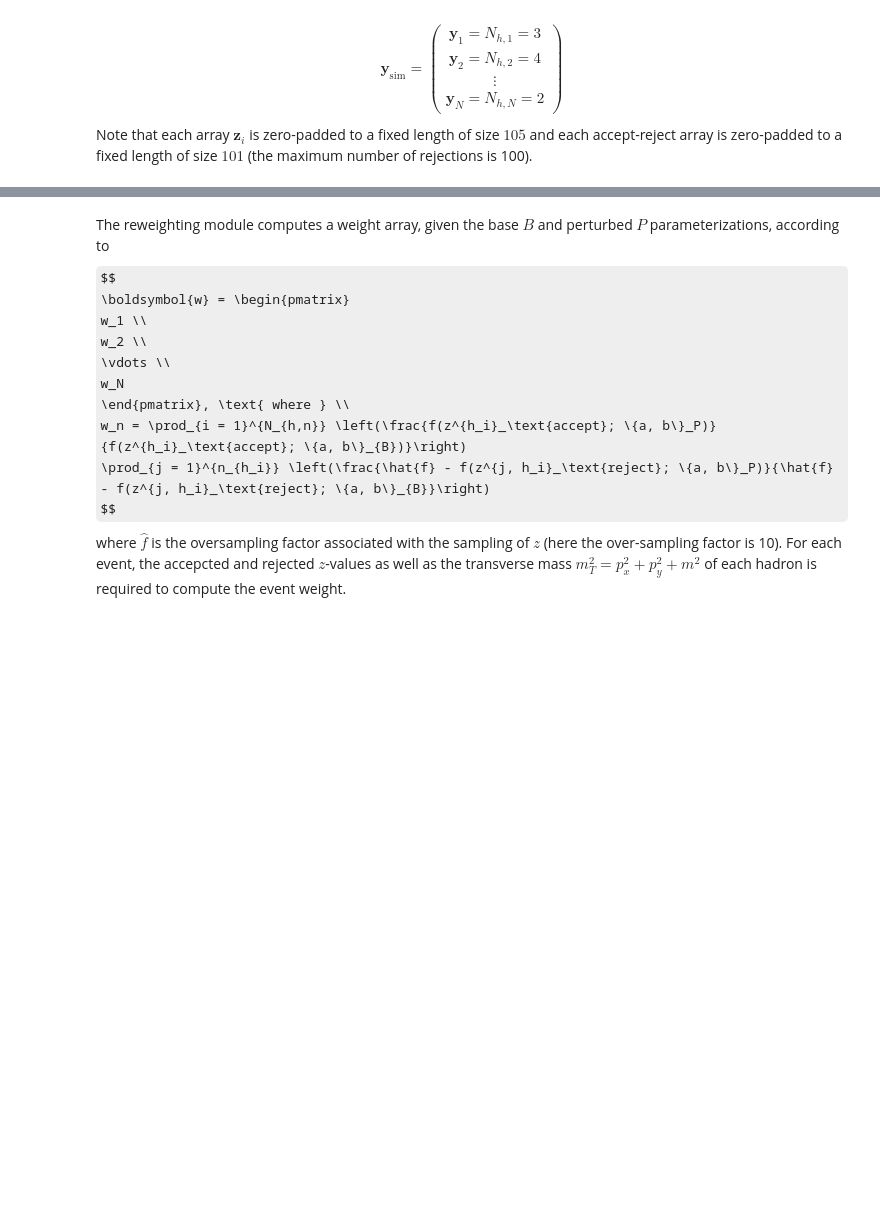
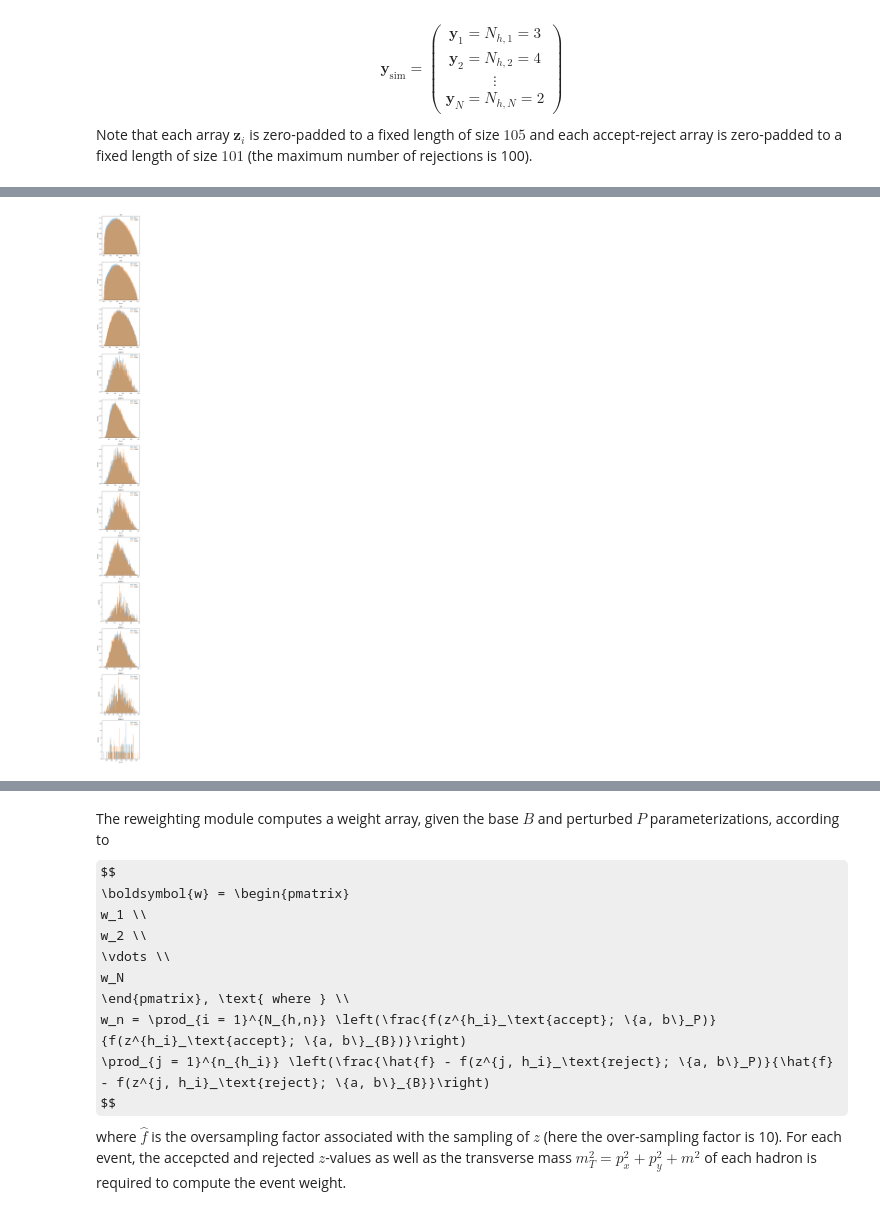
Before and after one commit to tonymenzo/RSA, a Jupyter notebook: data/RSA_nD_data_reweighting_example_temp.ipynb, the cells around one changed output, grey strips where cells are left out. Saved outputs shown, nothing was run; the diff lists cells and outputs as text; code cells hidden in the pictures; some formulas as TeX source; blank space fills up the shorter version.

```diff
--- a/data/RSA_nD_data_reweighting_example_temp.ipynb
+++ b/data/RSA_nD_data_reweighting_example_temp.ipynb
@@ -107 +119,26 @@ fig.tight_layout()
+# %%
+# with open("/pscratch/sd/l/ljpuslar/RSA/RSA/data/files/pythia_particles.json", "r") as f:
+#     loaded_particles = json.load(f)
+
+# ids_old = pgun_accept_reject_base[:,:,0][pgun_accept_reject_base[:,:,0] > 0.0]
+ids_new = np.abs(pgun_accept_reject_base[:,:,1][pgun_accept_reject_base[:,:,3] > 0.0])
+
+# print(ids_old.shape)
+particles, counts = np.unique(ids_new, return_counts=True)
+len_par = len(particles)
+fig, ax = plt.subplots(len_par,1,figsize=(5,len_par*5))
+for i,p in enumerate(particles):
+
+    # Histrogram accepted z-values across all events
+    mask_nonzero = pgun_accept_reject_target[:,:,3] > 0.0
+
+    ax[i].hist(pgun_accept_reject_target[:,:,3][pgun_accept_reject_target[:,:,1] == p], 100, alpha = 0.5, density = True, label = r"$\mathrm{Base}$")
+    ax[i].hist(pgun_accept_reject_base[:,:,3][pgun_accept_reject_base[:,:,1] == p], 100, alpha = 0.5, density = True, label = r"$\mathrm{Target}$")
+    ax[i].set_title(p)
+    ax[i].set_xlabel(r'$z_{\mathrm{accept}}$')
+    ax[i].set_ylabel(r'$\mathrm{Density}$')
+    ax[i].legend(frameon = False)
+    fig.tight_layout()
+# %% [output]
+[figure, added]
 # %%
```
Also changed, not shown: parts of 16 cells of this notebook, 6 other files.
